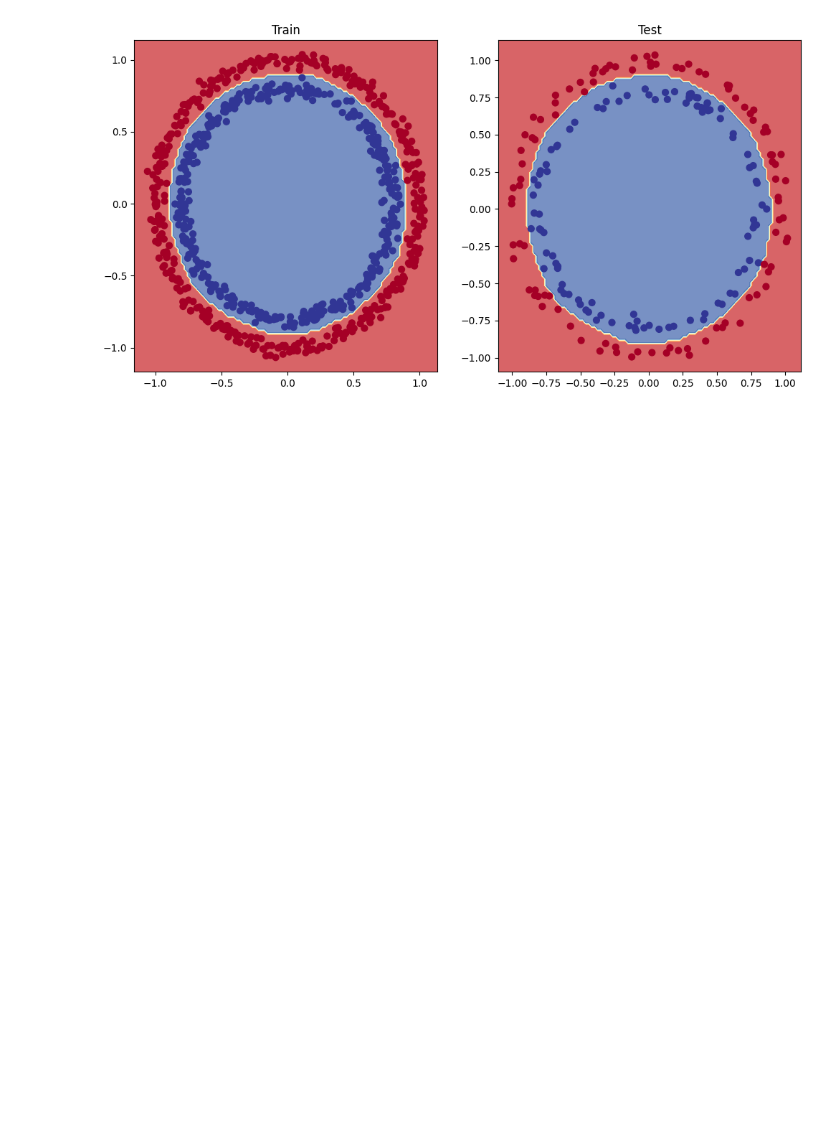
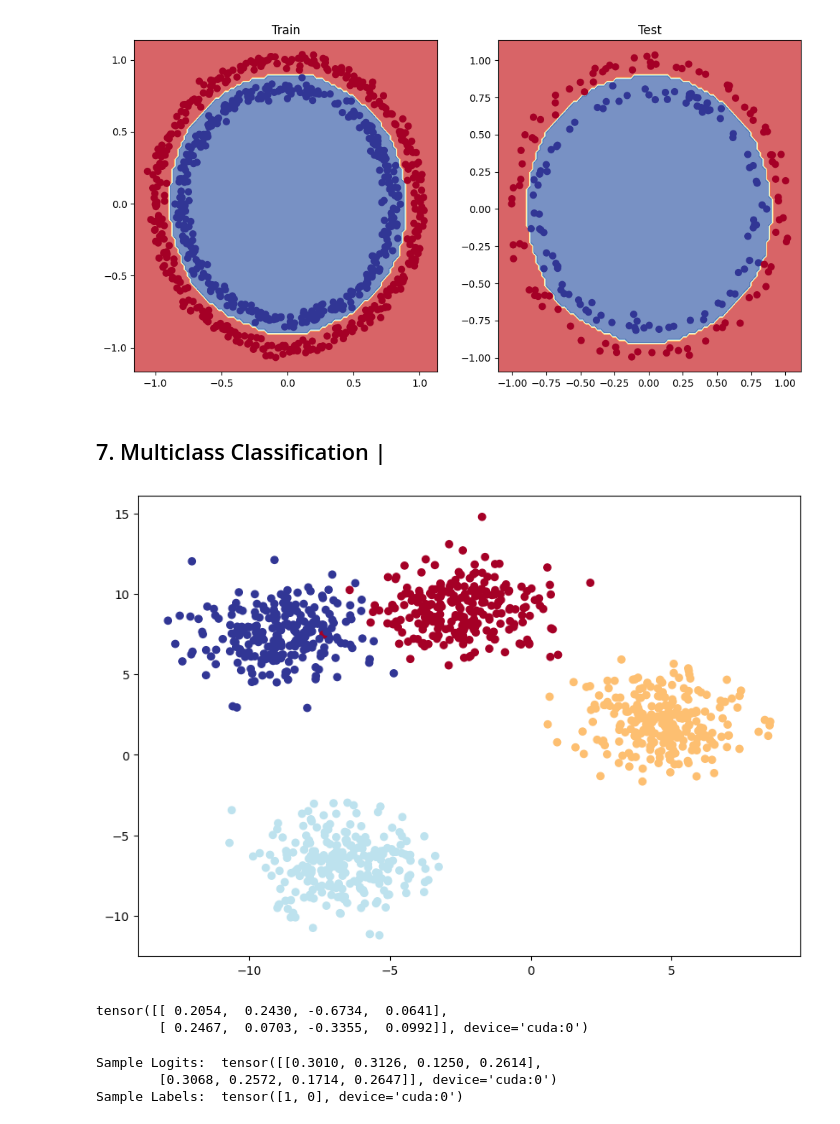
Before and after one commit to mathfish/LearningTopics, a Jupyter notebook: Books/PytorchMastery/Classification.ipynb, the cells around one changed output. Cells and saved outputs as stored; diff of their text form; code cells hidden in the pictures; blank space fills up the shorter version.

```diff
--- a/Books/PytorchMastery/Classification.ipynb
+++ b/Books/PytorchMastery/Classification.ipynb
@@ -319,0 +321,29 @@ plot_decision_boundary(model_2b, X_test, y_test)
+# %% [markdown]
+## 7. Multiclass Classification |
+# %%
+# Create Dataset
+NUM_CLASSES = 4
+NUM_FEATURES = 2
+RANDOM_SEED = 42
+
+X_blob, y_blob = make_blobs(n_samples=1000,
+                            n_features=NUM_FEATURES,
+                            centers=NUM_CLASSES,
+                            cluster_std=1.5,
+                            random_state=RANDOM_SEED
+                            )
+
+## Turn data into tensors
+X_blob = torch.from_numpy(X_blob).type(torch.float32)
+y_blob = torch.from_numpy(y_blob).type(torch.LongTensor)
+
+## Split into test and train
+X_blob_train, X_blob_test, y_blob_train, y_blob_test = train_test_split(X_blob,
+                                                                        y_blob,
+                                                                        test_size=.2,
+                                                                        random_state=RANDOM_SEED)
+
+plt.figure(figsize=(10, 7))
+plt.scatter(X_blob[:, 0], X_blob[:, 1], c=y_blob, cmap=plt.cm.RdYlBu);
+# %% [output]
+[figure, added]
@@ -319,0 +372,23 @@ plot_decision_boundary(model_2b, X_test, y_test)
+# %%
+## check raw output
+
+blob_model.eval()
+with torch.inference_mode():
+  y_preds = blob_model(X_blob_train.to(device))
+
+
+# Need to convert from logits -> pred probs -> pred labels
+#   Here we have as raw outputs logits. We need an activation function -> softmax
+y_preds[:2]
+# %% [output]
+tensor([[ 0.2054,  0.2430, -0.6734,  0.0641],
+        [ 0.2467,  0.0703, -0.3355,  0.0992]], device='cuda:0')
+# %%
+samp_logits = torch.softmax(y_preds[:2], dim=1)
+print("Sample Logits: ", samp_logits)
+samp_labels = torch.argmax(samp_logits, dim=1)
+print("Sample Labels: ", samp_labels)
+# %% [output]
+Sample Logits:  tensor([[0.3010, 0.3126, 0.1250, 0.2614],
+        [0.3068, 0.2572, 0.1714, 0.2647]], device='cuda:0')
+Sample Labels:  tensor([1, 0], device='cuda:0')
```
Also changed, not shown: parts of 13 cells of this notebook.
